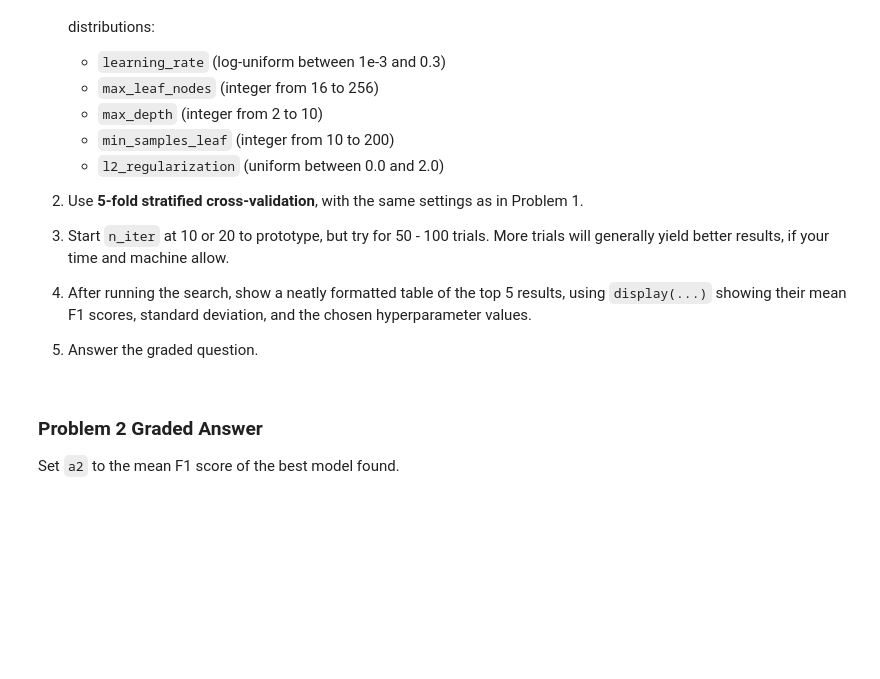
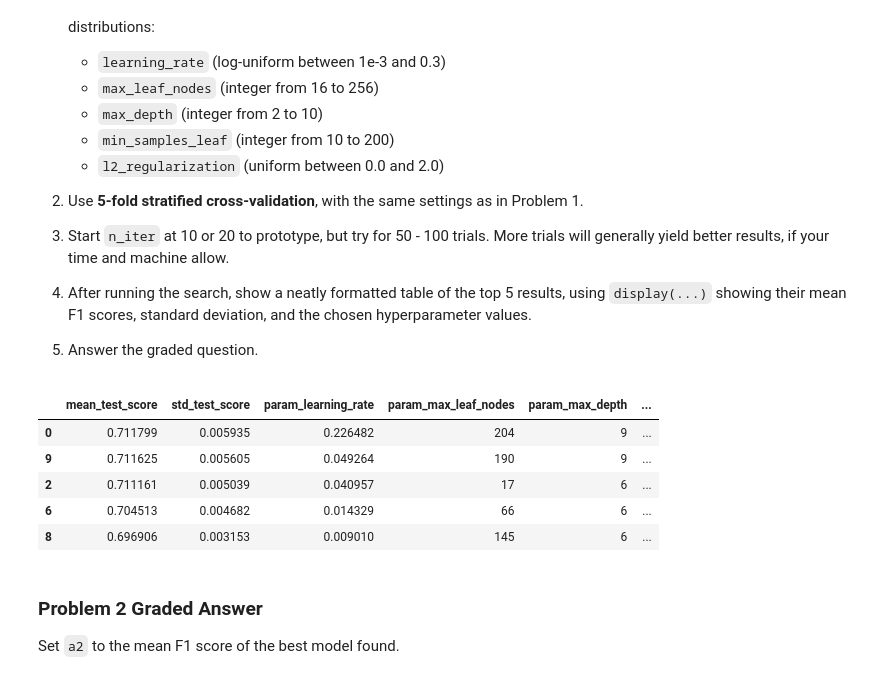
Before and after one commit to chenmichael2/Mod3-Homework, a Jupyter notebook: Homework_08.ipynb, the cells around one changed output. Saved outputs shown, nothing was run; the diff lists cells and outputs as text; code cells hidden in the pictures; blank space fills up the shorter version.

```diff
--- a/Homework_08.ipynb
+++ b/Homework_08.ipynb
@@ -316,3 +336,47 @@ The F1 score is our main metric because it balances precision and recall on an i
+# %%
+# Your code here
+
+param_dist = {
+    "learning_rate": loguniform(1e-3, 0.3),
+    "max_leaf_nodes": randint(16, 257),
+    "max_depth": randint(2, 11),
+    "min_samples_leaf": randint(10, 201),
+    "l2_regularization": uniform(0.0, 2.0)
+}
+
+random_search = RandomizedSearchCV(
+    estimator=HGBC_model,          # e.g. HistGradientBoostingClassifier(...) or Regressor(...)
+    param_distributions=param_dist,
+    n_iter=10,
+    scoring="f1",             # use "f1_macro" if multiclass
+    cv=skf,
+    random_state=random_seed,
+    n_jobs=-1
+)
+random_search.fit(X, y)
+
+results = pd.DataFrame(random_search.cv_results_)
+cols = [
+    "mean_test_score",
+    "std_test_score",
+    "param_learning_rate",
+    "param_max_leaf_nodes",
+    "param_max_depth",
+    "param_min_samples_leaf",
+    "param_l2_regularization"
+]
+
+top5 = results[cols].sort_values(
+    by="mean_test_score", ascending=False
+).head(5)
+display(top5)
+# %% [output]
+|  | mean_test_score | std_test_score | param_learning_rate | param_max_leaf_nodes | param_max_depth | ... |
+| 0 | 0.711799 | 0.005935 | 0.226482 | 204 | 9 | ... |
+| 9 | 0.711625 | 0.005605 | 0.049264 | 190 | 9 | ... |
+| 2 | 0.711161 | 0.005039 | 0.040957 | 17 | 6 | ... |
+| 6 | 0.704513 | 0.004682 | 0.014329 | 66 | 6 | ... |
+| 8 | 0.696906 | 0.003153 | 0.009010 | 145 | 6 | ... |
 # %% [markdown]
 ### Problem 2 Graded Answer
 
```
Also changed, not shown: parts of 11 cells of this notebook.
